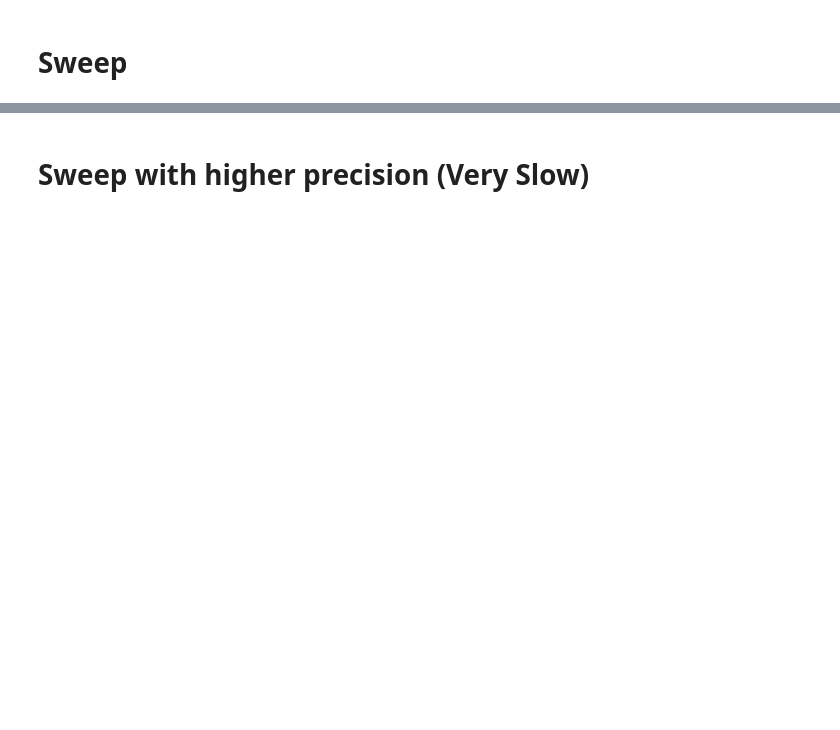
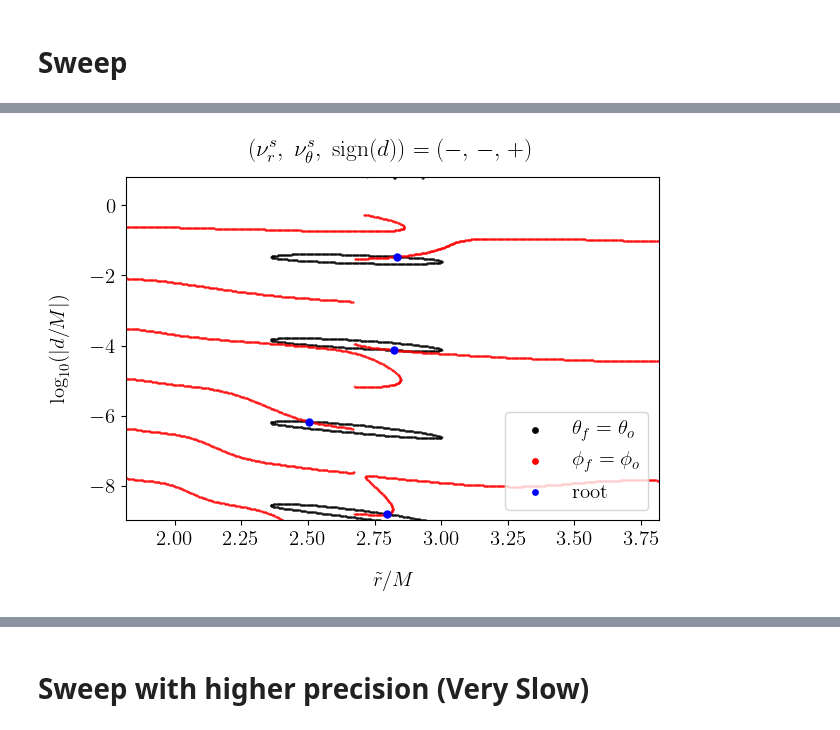
Before and after one commit to AuroraDysis/KerrP2P, a Jupyter notebook: examples/tutorial_float64.ipynb, the cells around one changed output, grey strips where cells are left out. Drawn from its saved outputs; the diff is of its cells as text; code cells hidden in the pictures; blank space fills up the shorter version.

```diff
--- a/examples/tutorial_float64.ipynb
+++ b/examples/tutorial_float64.ipynb
@@ -131,0 +461,4 @@ fig.savefig("test.png", bbox_inches='tight', dpi=1200)
+# %%
+list_fig[1]
+# %% [output]
+[figure, added]
```
Also changed, not shown: parts of 24 cells of this notebook.
